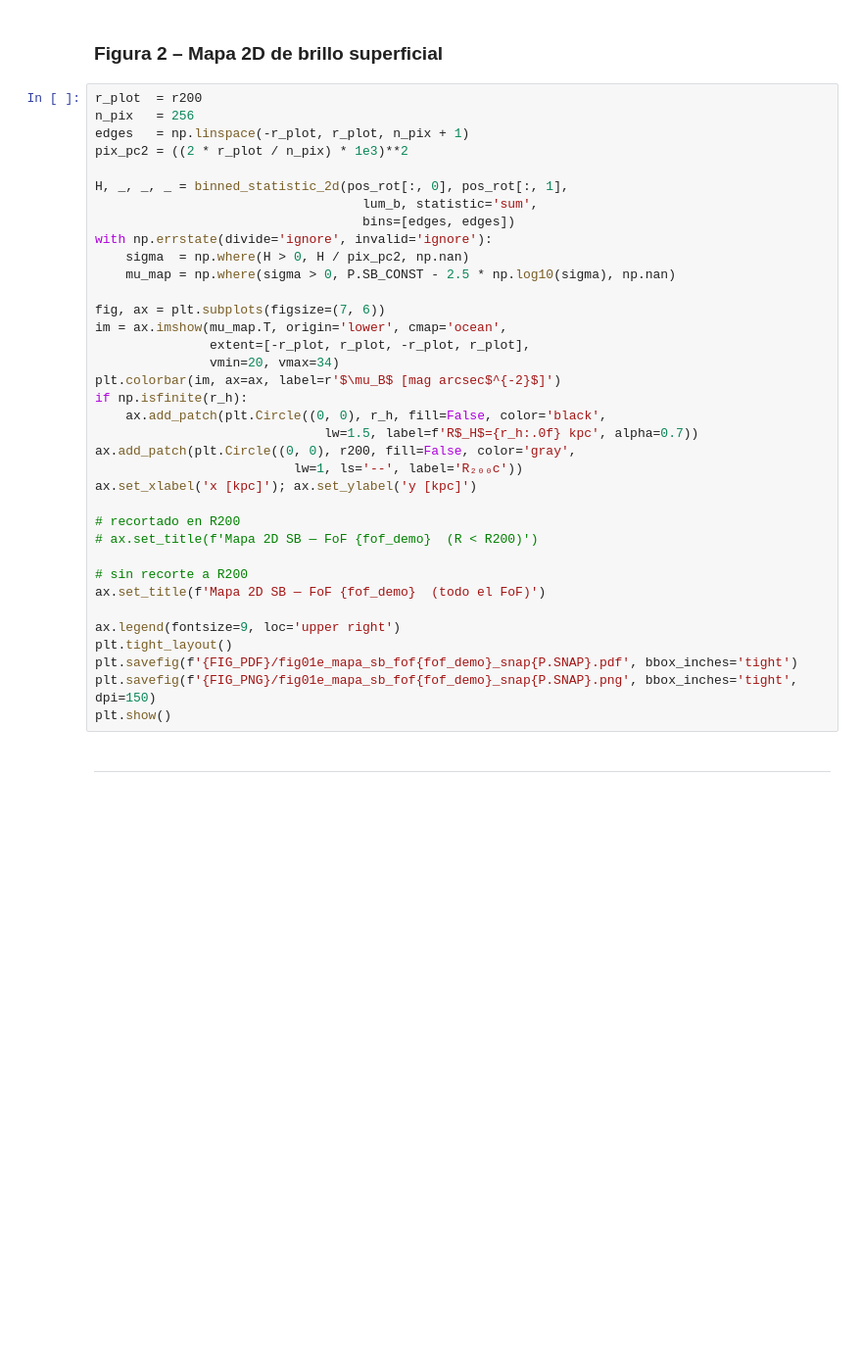
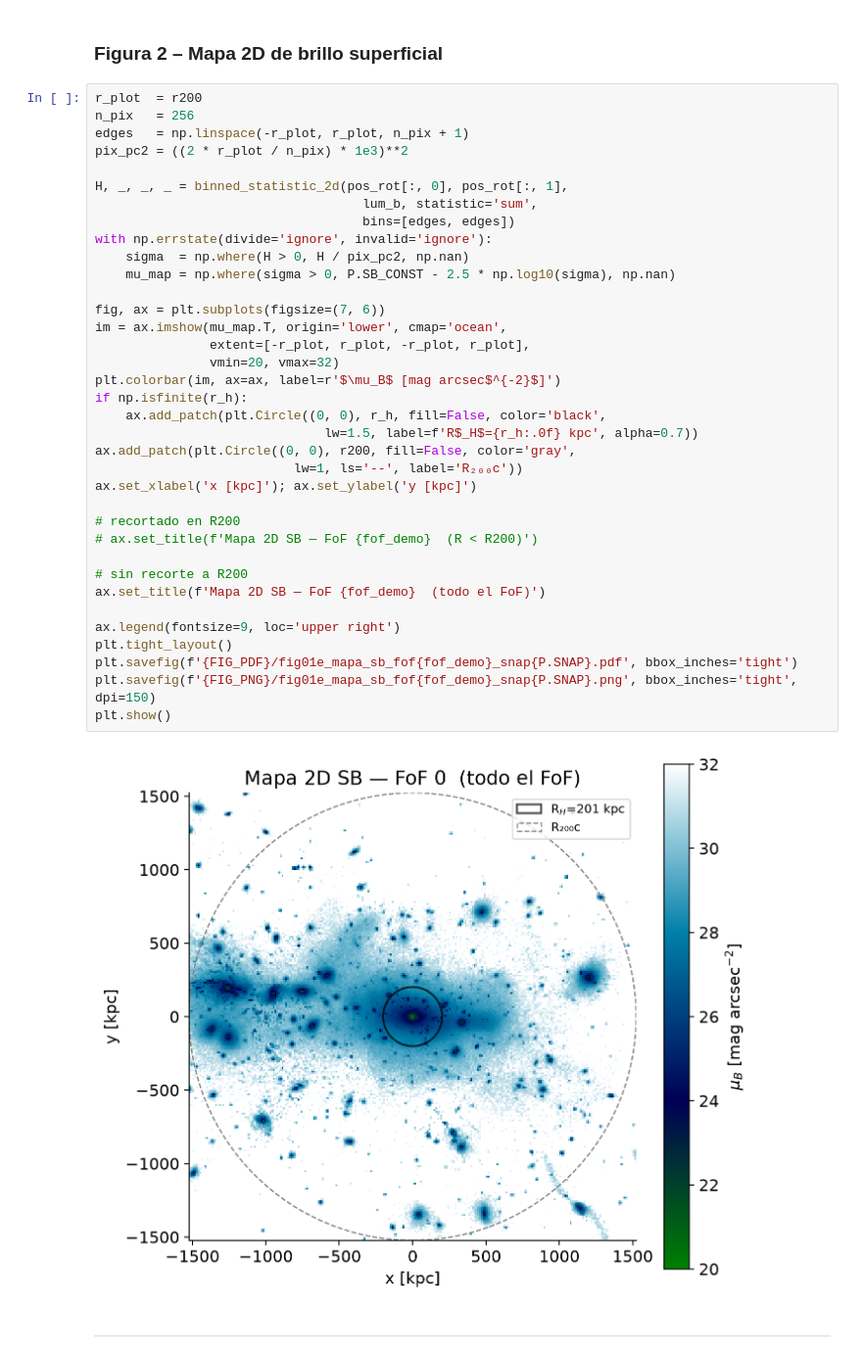
Before and after one commit to patito-mary/icl, a Jupyter notebook: 01e_BCG_ICL_R200_local.ipynb, the cells around one changed output. Shown at 98% size. Cells and saved outputs as stored; diff of their text form; blank space fills up the shorter version.

```diff
--- a/01e_BCG_ICL_R200_local.ipynb
+++ b/01e_BCG_ICL_R200_local.ipynb
@@ -423,34 +420,36 @@ pix_pc2 = ((2 * r_plot / n_pix) * 1e3)**2
 
 H, _, _, _ = binned_statistic_2d(pos_rot[:, 0], pos_rot[:, 1],
                                    lum_b, statistic='sum',
                                    bins=[edges, edges])
 with np.errstate(divide='ignore', invalid='ignore'):
     sigma  = np.where(H > 0, H / pix_pc2, np.nan)
     mu_map = np.where(sigma > 0, P.SB_CONST - 2.5 * np.log10(sigma), np.nan)
 
 fig, ax = plt.subplots(figsize=(7, 6))
 im = ax.imshow(mu_map.T, origin='lower', cmap='ocean',
                extent=[-r_plot, r_plot, -r_plot, r_plot],
-               vmin=20, vmax=34)
+               vmin=20, vmax=32)
 plt.colorbar(im, ax=ax, label=r'$\mu_B$ [mag arcsec$^{-2}$]')
 if np.isfinite(r_h):
     ax.add_patch(plt.Circle((0, 0), r_h, fill=False, color='black',
                               lw=1.5, label=f'R$_H$={r_h:.0f} kpc', alpha=0.7))
 ax.add_patch(plt.Circle((0, 0), r200, fill=False, color='gray',
                           lw=1, ls='--', label='R₂₀₀c'))
 ax.set_xlabel('x [kpc]'); ax.set_ylabel('y [kpc]')
 
 # recortado en R200
 # ax.set_title(f'Mapa 2D SB — FoF {fof_demo}  (R < R200)')
 
 # sin recorte a R200
 ax.set_title(f'Mapa 2D SB — FoF {fof_demo}  (todo el FoF)')
 
 ax.legend(fontsize=9, loc='upper right')
 plt.tight_layout()
 plt.savefig(f'{FIG_PDF}/fig01e_mapa_sb_fof{fof_demo}_snap{P.SNAP}.pdf', bbox_inches='tight')
 plt.savefig(f'{FIG_PNG}/fig01e_mapa_sb_fof{fof_demo}_snap{P.SNAP}.png', bbox_inches='tight', dpi=150)
 plt.show()
+# %% [output]
+[figure, added]
 # %% [markdown]
 ---------------------------------
 # %% [markdown]
```
Also changed, not shown: parts of 6 cells of this notebook, 29 other files.
